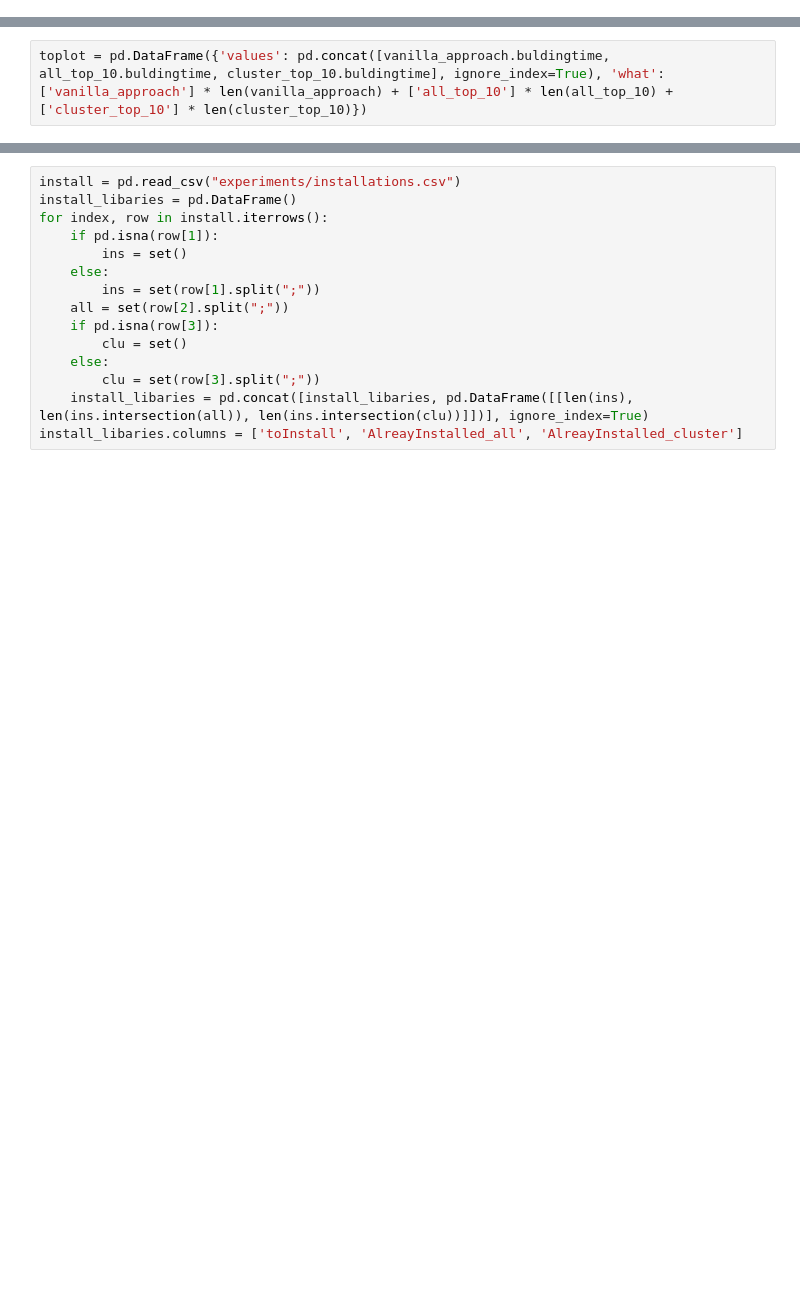
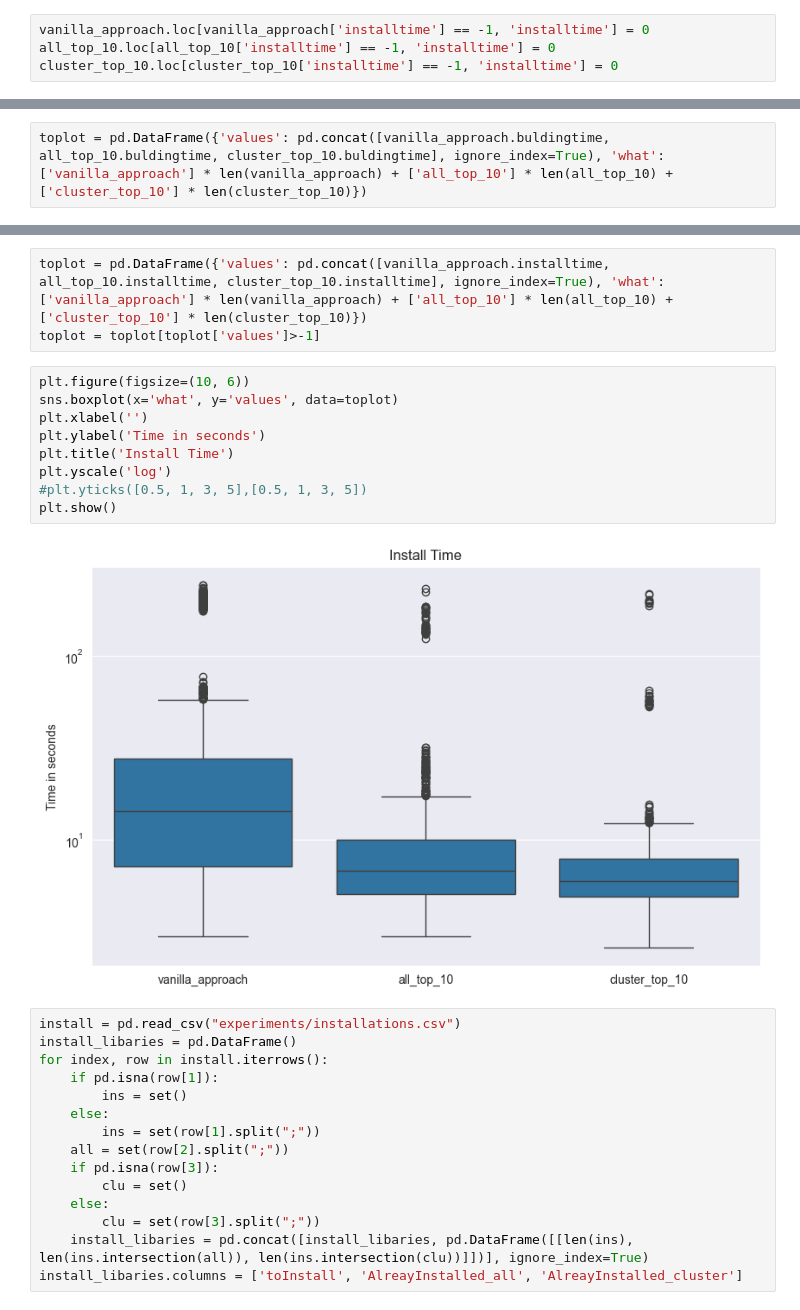
Before and after one commit to globus-labs/package-preloading, a Jupyter notebook: Plot_results.ipynb, the cells around one changed output, grey strips where cells are left out. Saved outputs shown, nothing was run; the diff lists cells and outputs as text; blank space fills up the shorter version.

```diff
--- a/Plot_results.ipynb
+++ b/Plot_results.ipynb
@@ -78,6 +78,10 @@ for run in range(9, 0, -1):
 vanilla_approach = prepare(vanilla_approach)
 all_top_10 = prepare(all_top_10)
 cluster_top_10 = prepare(cluster_top_10)
+# %%
+vanilla_approach.loc[vanilla_approach['installtime'] == -1, 'installtime'] = 0
+all_top_10.loc[all_top_10['installtime'] == -1, 'installtime'] = 0
+cluster_top_10.loc[cluster_top_10['installtime'] == -1, 'installtime'] = 0
 # %%
 print(vanilla_approach['buldingtime'].describe())
 print(all_top_10['buldingtime'].describe())
@@ -152,6 +172,20 @@ plt.yscale('log')
 plt.show()
 # %% [output]
 [figure]
+# %%
+toplot = pd.DataFrame({'values': pd.concat([vanilla_approach.installtime, all_top_10.installtime, cluster_top_10.installtime], ignore_index=True), 'what': ['vanilla_approach'] * len(vanilla_approach) + ['all_top_10'] * len(all_top_10) + ['cluster_top_10'] * len(cluster_top_10)})
+toplot = toplot[toplot['values']>-1]
+# %%
+plt.figure(figsize=(10, 6))
+sns.boxplot(x='what', y='values', data=toplot)
+plt.xlabel('')
+plt.ylabel('Time in seconds')
+plt.title('Install Time')
+plt.yscale('log')
+#plt.yticks([0.5, 1, 3, 5],[0.5, 1, 3, 5])
+plt.show()
+# %% [output]
+[figure, added]
 # %%
 install = pd.read_csv("experiments/installations.csv")
 install_libaries = pd.DataFrame()
```
Also changed, not shown: parts of 4 cells of this notebook.
